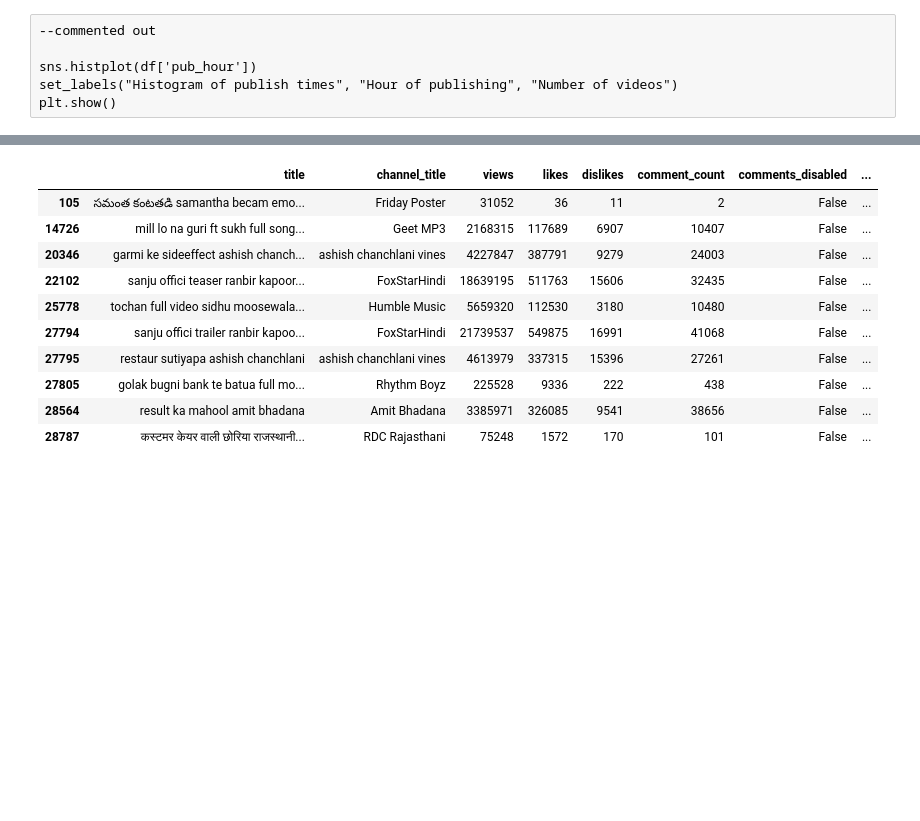
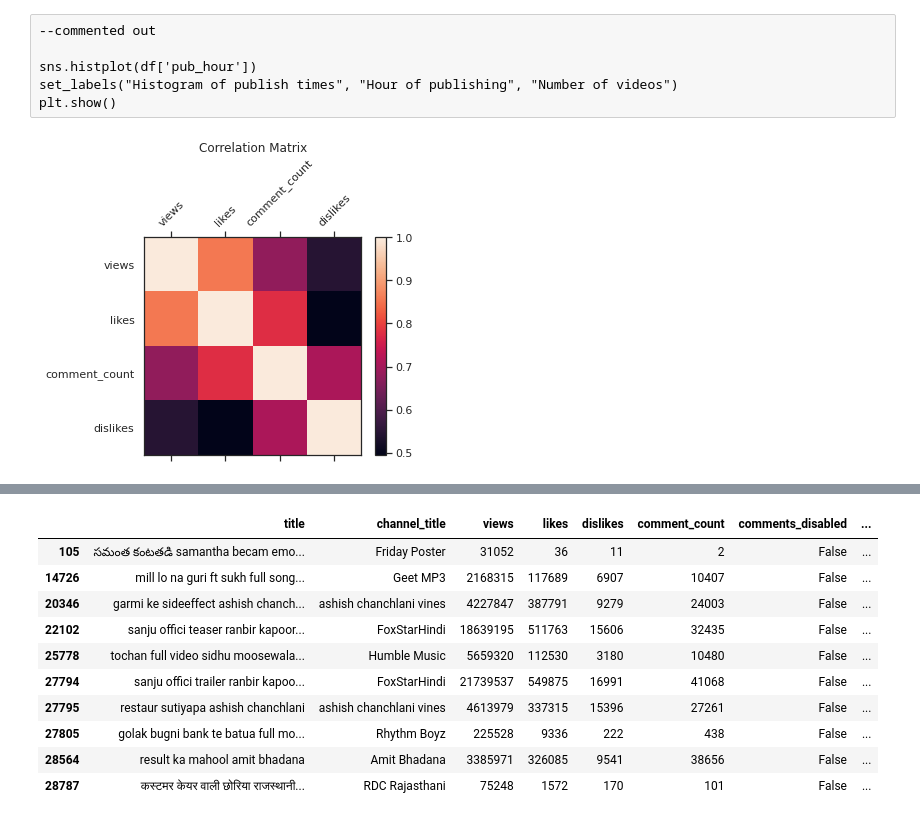
Before and after one commit to Sumeet-Kumar-Mishra/iitb_ds203_project, a Jupyter notebook: EDA.ipynb, the cells around one changed output, grey strips where cells are left out. Cells and saved outputs as stored; diff of their text form; code cells hidden in the pictures; blank space fills up the shorter version.

```diff
--- a/EDA.ipynb
+++ b/EDA.ipynb
@@ -94,6 +113,23 @@ set_labels("Histogram of publish times", "Hour of publishing", "Number of videos
 plt.show()
 # %%
 # when converted to IST, these times indicate peaks at 12pm and 7 pm
+# %%
+#finding the corelation between views, likes, dislikes, and comments
+
+fig,ax = plt.subplots(figsize=(5,4))
+
+corr_df = df[['views','likes','comment_count','dislikes']]
+corr = corr_df.corr()
+im = ax.matshow(corr)
+ax.set_xticks(range(4))
+ax.set_xticklabels(['views','likes','comment_count','dislikes'],rotation=45)
+ax.set_yticks(range(4))
+ax.set_yticklabels(['views','likes','comment_count','dislikes'],rotation=0)
+ax.set_title("Correlation Matrix")
+fig.colorbar(im)
+plt.show()
+# %% [output]
+[figure, added]
 # %%
 def col_func(word, font_size, position, orientation, font_path, random_state):
     colors = ["#fe0000", "#fdfe02", "#0bff01", "#011efe", "#fe00f6", "#f95d6a", "#ff7c43", "#ffa600"]
```
Also changed, not shown: parts of 3 cells of this notebook.
